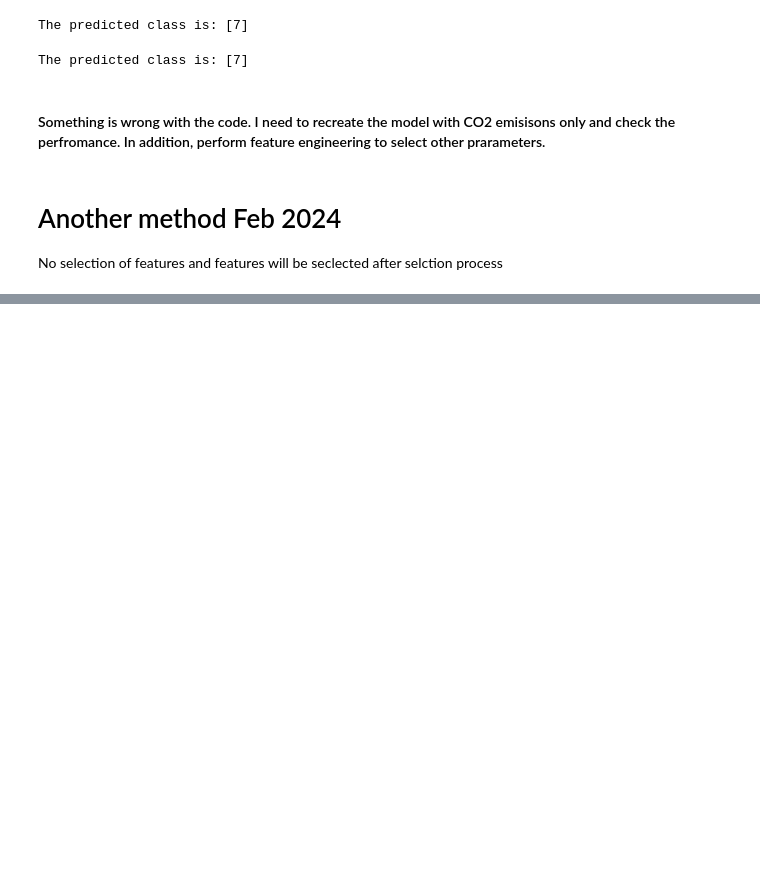
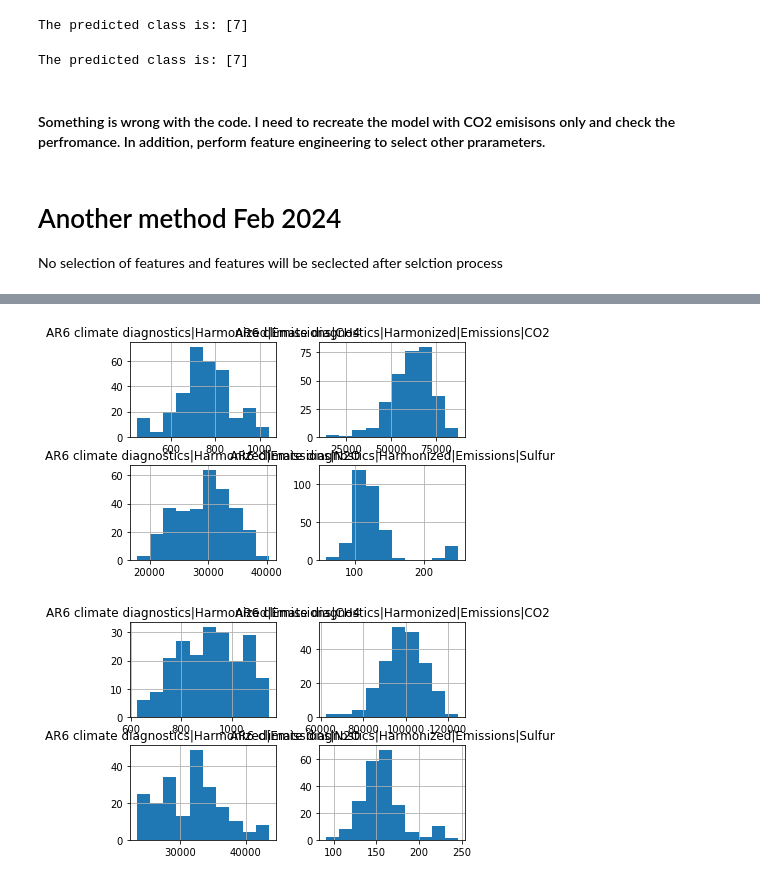
Before and after one commit to muadelm/IPCC_Scenarios, a Jupyter notebook: Classification_of_scenarioes_June2023/Classification_of_scenarioes.ipynb, the cells around one changed output, grey strips where cells are left out. Cells and saved outputs as stored; diff of their text form; code cells hidden in the pictures; blank space fills up the shorter version.

```diff
--- a/Classification_of_scenarioes_June2023/Classification_of_scenarioes.ipynb
+++ b/Classification_of_scenarioes_June2023/Classification_of_scenarioes.ipynb
@@ -597,0 +728,6 @@ df_c.head()
+# %%
+C3 = df_post_pr[df_post_pr['Category'] == 'C3'].hist()
+C5 = df_post_pr[df_post_pr['Category'] == 'C5'].hist()
+# %% [output]
+[figure, added]
+[figure, added]
```
Also changed, not shown: parts of 23 cells of this notebook.
